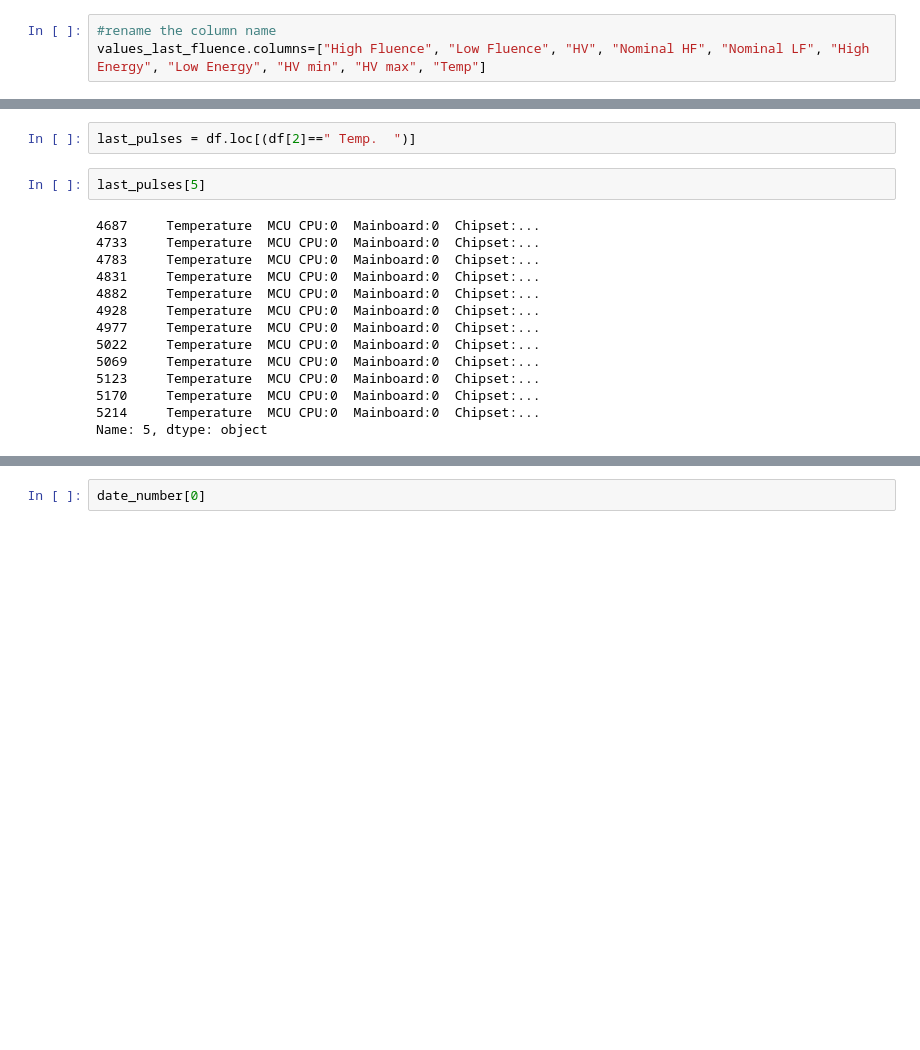
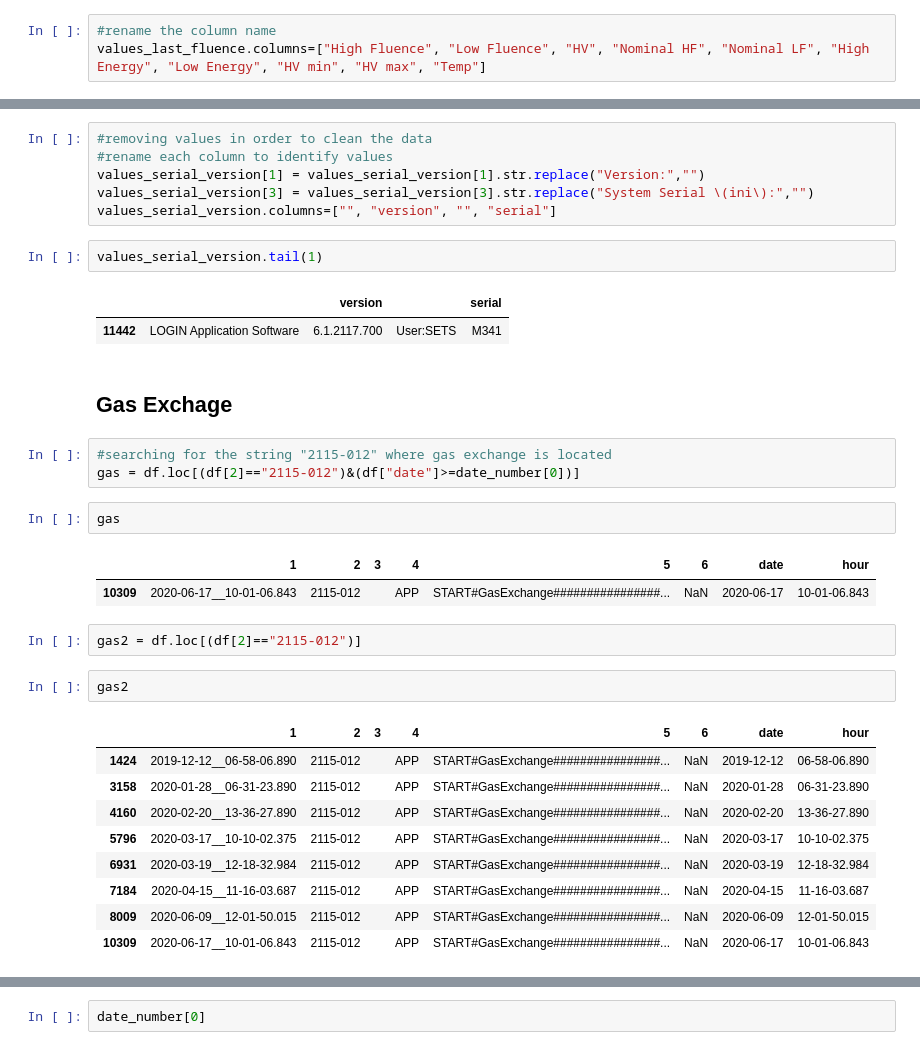
Before and after one commit to andresnino1/schwind_logfile_reader, a Jupyter notebook: logfile_notebook.ipynb, the cells around one changed output, grey strips where cells are left out. Saved outputs shown, nothing was run; the diff lists cells and outputs as text; blank space fills up the shorter version.

```diff
--- a/logfile_notebook.ipynb
+++ b/logfile_notebook.ipynb
@@ -200,18 +259,35 @@ values_last_fluence.tail(1)
+# %%
+#removing values in order to clean the data
+#rename each column to identify values
+values_serial_version[1] = values_serial_version[1].str.replace("Version:","")
+values_serial_version[3] = values_serial_version[3].str.replace("System Serial \(ini\):","")
+values_serial_version.columns=["", "version", "", "serial"]
+# %%
+values_serial_version.tail(1)
+# %% [output]
+|  |  | version |  | serial |
+| 11442 | LOGIN Application Software | 6.1.2117.700 | User:SETS | M341 |
+# %% [markdown]
+## Gas Exchage
+# %%
+#searching for the string "2115-012" where gas exchange is located
+gas = df.loc[(df[2]=="2115-012")&(df["date"]>=date_number[0])]
+# %%
+gas
+# %% [output]
+|  | 1 | 2 | 3 | 4 | 5 | 6 | date | hour |
+| 10309 | 2020-06-17__10-01-06.843 | 2115-012 |  | APP | START#GasExchange################... | NaN | 2020-06-17 | 10-01-06.843 |
 # %%
-last_pulses = df.loc[(df[2]==" Temp.  ")]
+gas2 = df.loc[(df[2]=="2115-012")]
-# %%
-last_pulses[5]
-# %% [output]
-4687     Temperature  MCU CPU:0  Mainboard:0  Chipset:...
-4733     Temperature  MCU CPU:0  Mainboard:0  Chipset:...
-4783     Temperature  MCU CPU:0  Mainboard:0  Chipset:...
-4831     Temperature  MCU CPU:0  Mainboard:0  Chipset:...
-4882     Temperature  MCU CPU:0  Mainboard:0  Chipset:...
-4928     Temperature  MCU CPU:0  Mainboard:0  Chipset:...
-4977     Temperature  MCU CPU:0  Mainboard:0  Chipset:...
-5022     Temperature  MCU CPU:0  Mainboard:0  Chipset:...
-5069     Temperature  MCU CPU:0  Mainboard:0  Chipset:...
-5123     Temperature  MCU CPU:0  Mainboard:0  Chipset:...
-5170     Temperature  MCU CPU:0  Mainboard:0  Chipset:...
-5214     Temperature  MCU CPU:0  Mainboard:0  Chipset:...
-Name: 5, dtype: object
+# %%
+gas2
+# %% [output]
+|  | 1 | 2 | 3 | 4 | 5 | 6 | date | hour |
+| 1424 | 2019-12-12__06-58-06.890 | 2115-012 |  | APP | START#GasExchange################... | NaN | 2019-12-12 | 06-58-06.890 |
+| 3158 | 2020-01-28__06-31-23.890 | 2115-012 |  | APP | START#GasExchange################... | NaN | 2020-01-28 | 06-31-23.890 |
+| 4160 | 2020-02-20__13-36-27.890 | 2115-012 |  | APP | START#GasExchange################... | NaN | 2020-02-20 | 13-36-27.890 |
+| 5796 | 2020-03-17__10-10-02.375 | 2115-012 |  | APP | START#GasExchange################... | NaN | 2020-03-17 | 10-10-02.375 |
+| 6931 | 2020-03-19__12-18-32.984 | 2115-012 |  | APP | START#GasExchange################... | NaN | 2020-03-19 | 12-18-32.984 |
+| 7184 | 2020-04-15__11-16-03.687 | 2115-012 |  | APP | START#GasExchange################... | NaN | 2020-04-15 | 11-16-03.687 |
+| 8009 | 2020-06-09__12-01-50.015 | 2115-012 |  | APP | START#GasExchange################... | NaN | 2020-06-09 | 12-01-50.015 |
+| 10309 | 2020-06-17__10-01-06.843 | 2115-012 |  | APP | START#GasExchange################... | NaN | 2020-06-17 | 10-01-06.843 |
```
Also changed, not shown: parts of 22 cells of this notebook.
